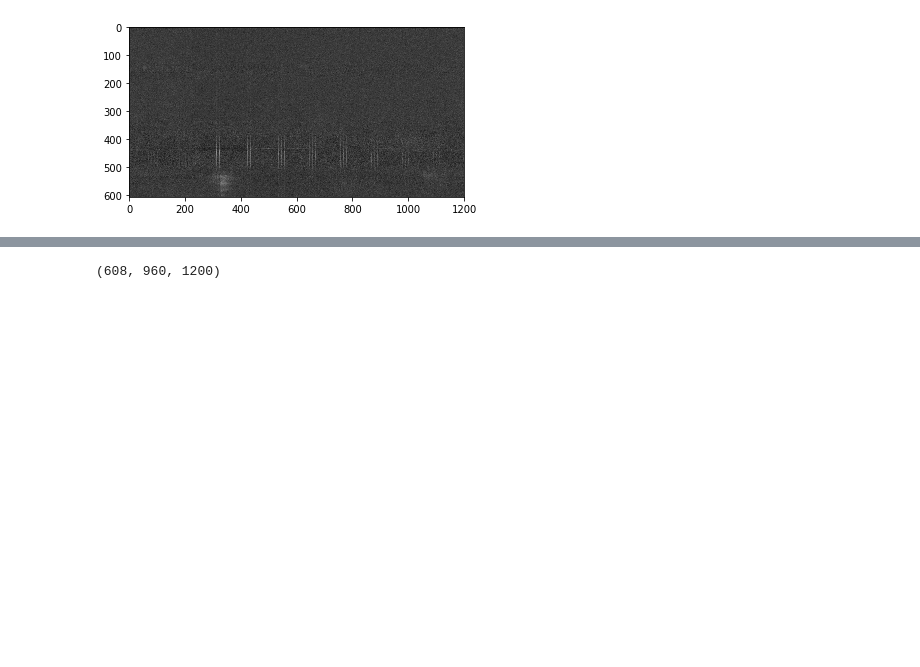
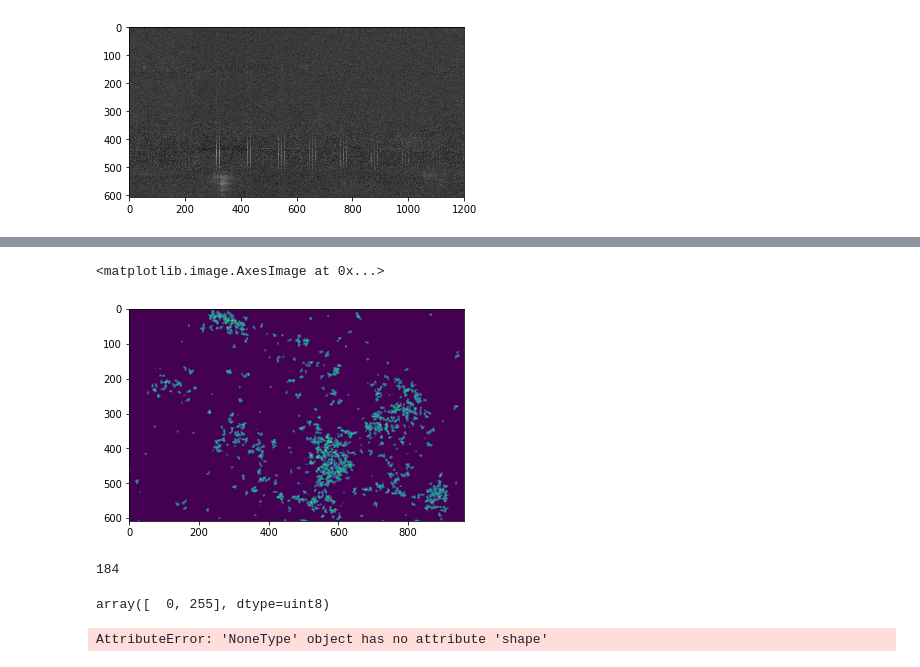
Before and after one commit to wprazuch/Astral, a Jupyter notebook: notebooks/Waves_repr_handling.ipynb, the cells around one changed output, grey strips where cells are left out. Saved outputs shown, nothing was run; the diff lists cells and outputs as text; code cells hidden in the pictures; blank space fills up the shorter version.

```diff
--- a/notebooks/Waves_repr_handling.ipynb
+++ b/notebooks/Waves_repr_handling.ipynb
@@ -14,0 +32,11 @@ plt.imshow(waves_norm[:,560,:], cmap='gray', vmin=0, vmax=255)
+# %%
+blur = cv.blur(edges, (5,5))
+# %%
+plt.imshow(blur)
+# %% [output]
+<matplotlib.image.AxesImage at 0x...>
+[figure, added]
+# %%
+blur.max()
+# %% [output]
+184
@@ -14,0 +45,4 @@ plt.imshow(waves_norm[:,560,:], cmap='gray', vmin=0, vmax=255)
+# %%
+np.unique(edges)
+# %% [output]
+array([  0, 255], dtype=uint8)
@@ -15,4 +51,4 @@ plt.imshow(waves_norm[:,560,:], cmap='gray', vmin=0, vmax=255)
 # %%
-waves_norm.shape
+lines.shape
 # %% [output]
-(608, 960, 1200)
+AttributeError: 'NoneType' object has no attribute 'shape'
```
Also changed, not shown: parts of 9 cells of this notebook.
